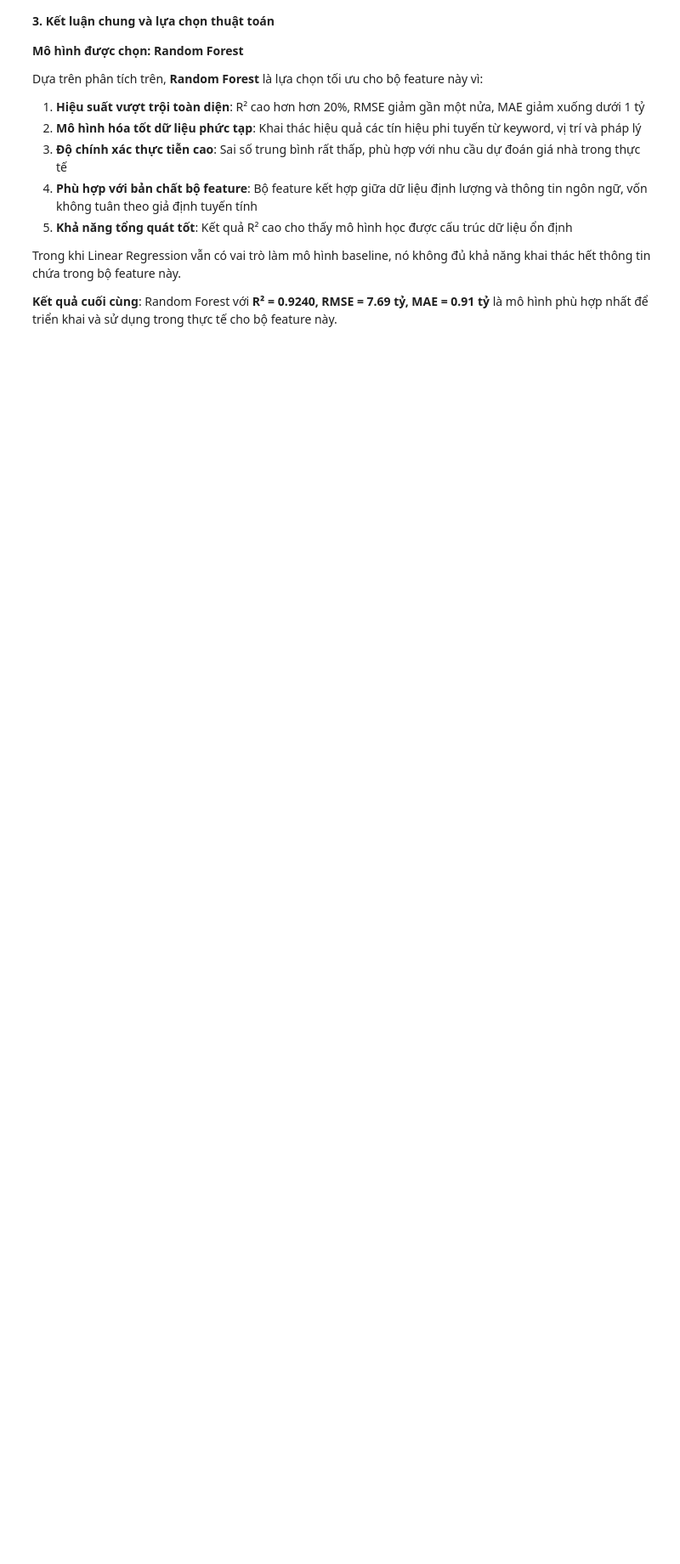
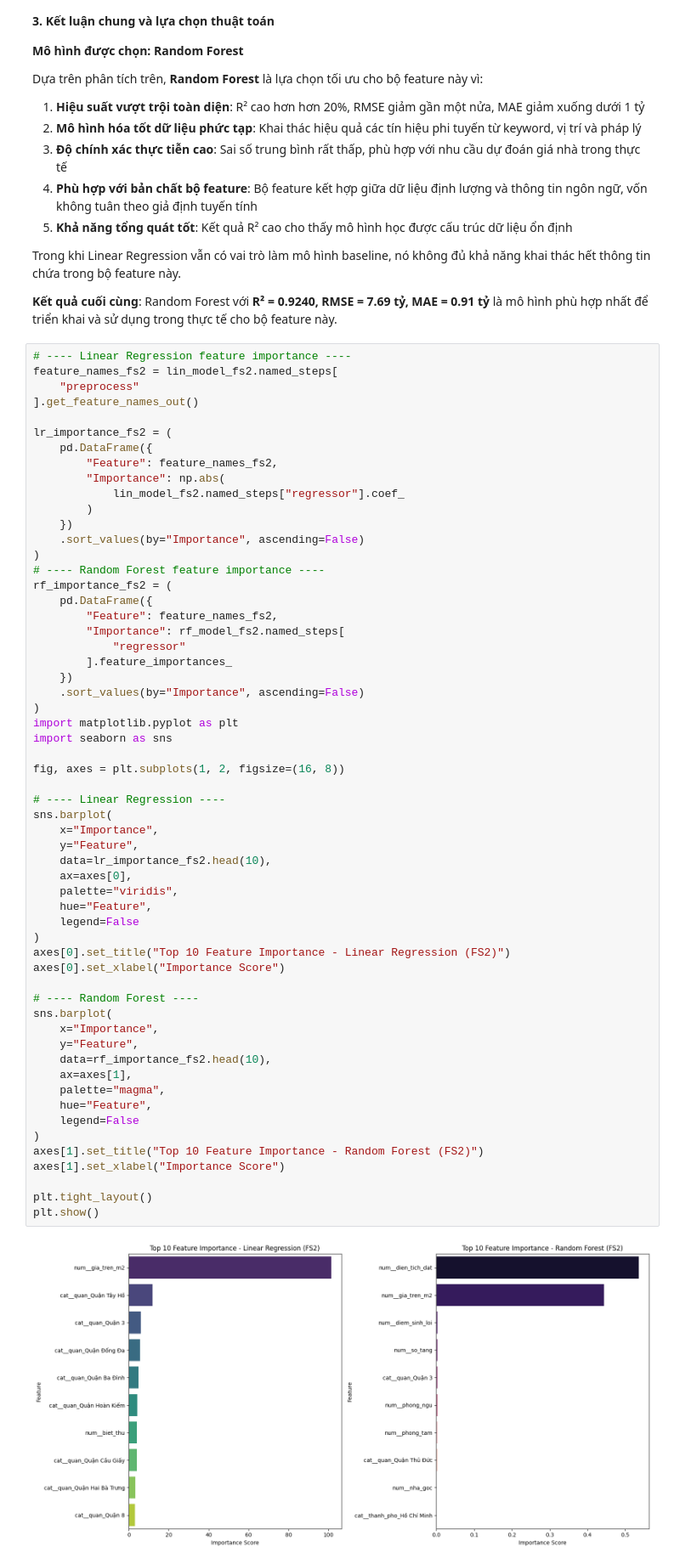
Before and after one commit to Thuongcdv123/Project-Intro-DS, a Jupyter notebook: eda/modelling.ipynb, the cells around one changed output. Shown at 85% size. Cells and saved outputs as stored; diff of their text form; blank space fills up the shorter version.

Commit message:
bieu do feature importances 2

```diff
--- a/eda/modelling.ipynb
+++ b/eda/modelling.ipynb
@@ -501,3 +502,63 @@ Dựa trên phân tích trên, **Random Forest** là lựa chọn tối ưu cho
 Trong khi Linear Regression vẫn có vai trò làm mô hình baseline, nó không đủ khả năng khai thác hết thông tin chứa trong bộ feature này.
 
 **Kết quả cuối cùng**: Random Forest với **R² = 0.9240, RMSE = 7.69 tỷ, MAE = 0.91 tỷ** là mô hình phù hợp nhất để triển khai và sử dụng trong thực tế cho bộ feature này.
+# %%
+# ---- Linear Regression feature importance ----
+feature_names_fs2 = lin_model_fs2.named_steps[
+    "preprocess"
+].get_feature_names_out()
+
+lr_importance_fs2 = (
+    pd.DataFrame({
+        "Feature": feature_names_fs2,
+        "Importance": np.abs(
+            lin_model_fs2.named_steps["regressor"].coef_
+        )
+    })
+    .sort_values(by="Importance", ascending=False)
+)
+# ---- Random Forest feature importance ----
+rf_importance_fs2 = (
+    pd.DataFrame({
+        "Feature": feature_names_fs2,
+        "Importance": rf_model_fs2.named_steps[
+            "regressor"
+        ].feature_importances_
+    })
+    .sort_values(by="Importance", ascending=False)
+)
+import matplotlib.pyplot as plt
+import seaborn as sns
+
+fig, axes = plt.subplots(1, 2, figsize=(16, 8))
+
+# ---- Linear Regression ----
+sns.barplot(
+    x="Importance",
+    y="Feature",
+    data=lr_importance_fs2.head(10),
+    ax=axes[0],
+    palette="viridis",
+    hue="Feature",
+    legend=False
+)
+axes[0].set_title("Top 10 Feature Importance - Linear Regression (FS2)")
+axes[0].set_xlabel("Importance Score")
+
+# ---- Random Forest ----
+sns.barplot(
+    x="Importance",
+    y="Feature",
+    data=rf_importance_fs2.head(10),
+    ax=axes[1],
+    palette="magma",
+    hue="Feature",
+    legend=False
+)
+axes[1].set_title("Top 10 Feature Importance - Random Forest (FS2)")
+axes[1].set_xlabel("Importance Score")
+
+plt.tight_layout()
+plt.show()
+# %% [output]
+[figure, added]
```
Also changed, not shown: parts of 5 cells of this notebook.
